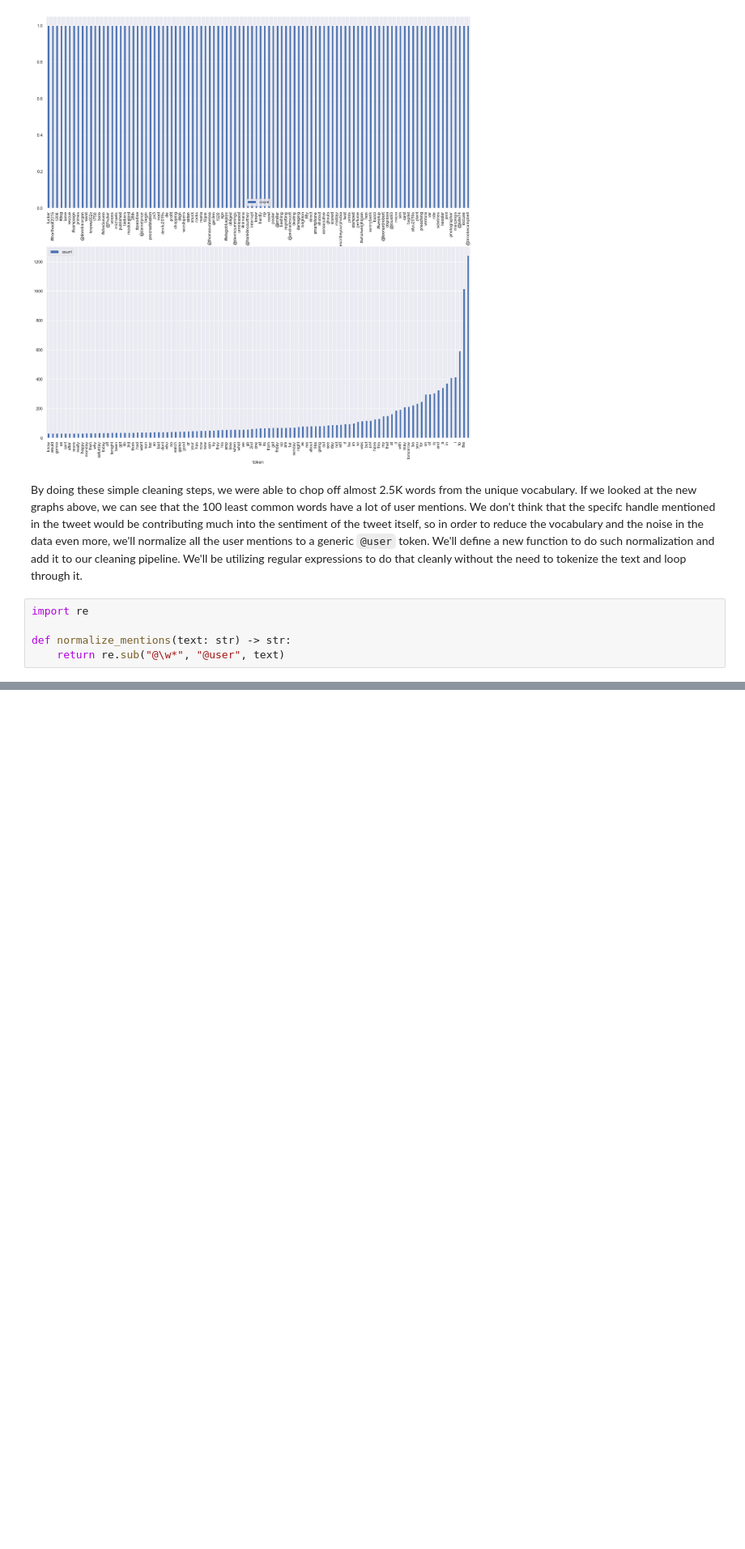
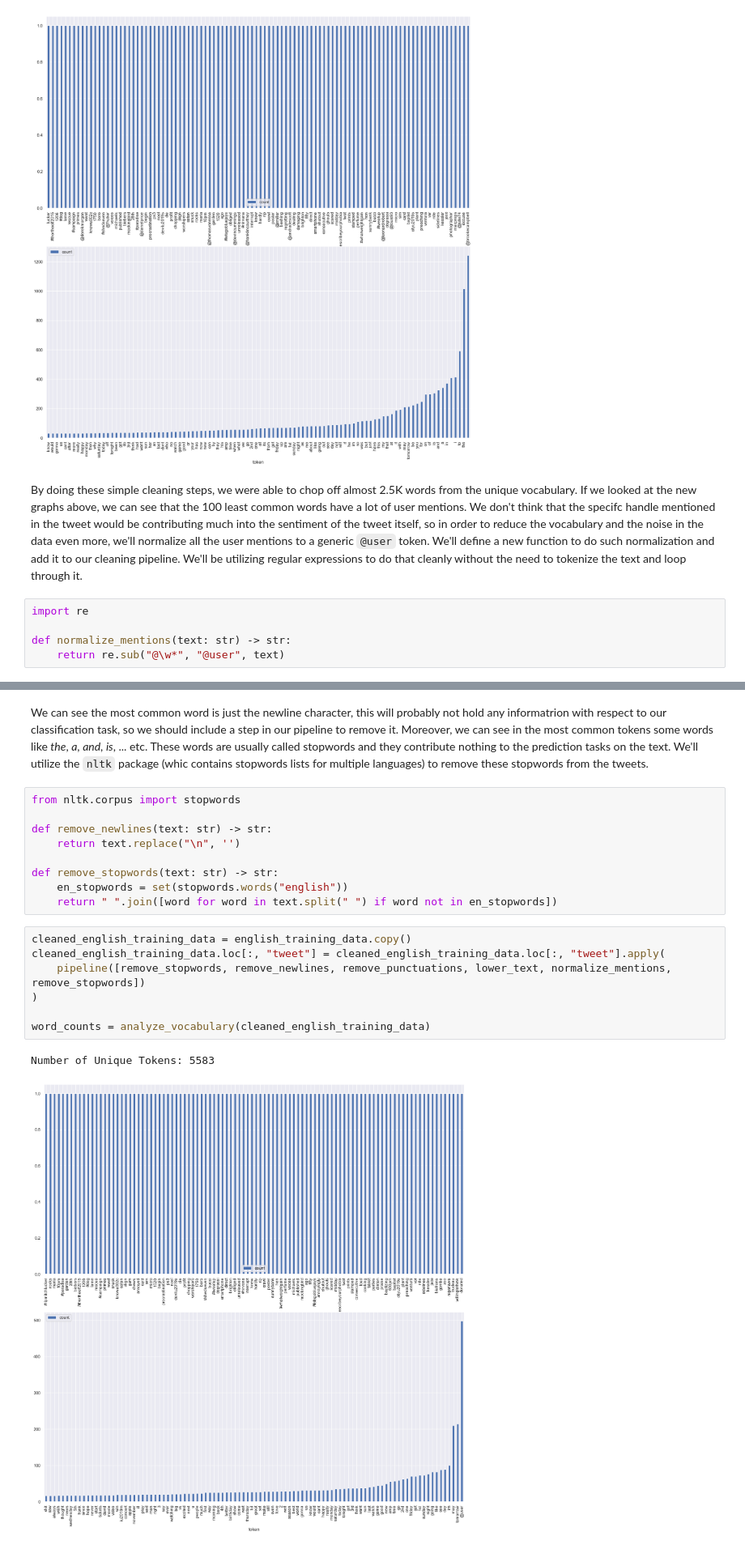
Before and after one commit to Mostafa-Samir/AI-Academy-NLP-Dec-2022, a Jupyter notebook: Day-1-lab.ipynb, the cells around one changed output, grey strips where cells are left out. Shown at 81% size. Saved outputs shown, nothing was run; the diff lists cells and outputs as text; blank space fills up the shorter version.

```diff
--- a/Day-1-lab.ipynb
+++ b/Day-1-lab.ipynb
@@ -198,0 +212,21 @@ Number of Unique Tokens: 5714
+# %% [markdown]
+We can see the most common word is just the newline character, this will probably not hold any informatrion with respect to our classification task, so we should include a step in our pipeline to remove it. Moreover, we can see in the most common tokens some words like _the_, _a_, _and_, _is_, ... etc. These words are usually called stopwords and they contribute nothing to the prediction tasks on the text. We'll utilize the `nltk` package (whic contains stopwords lists for multiple languages) to remove these stopwords from the tweets.
+# %%
+from nltk.corpus import stopwords
+
+def remove_newlines(text: str) -> str:
+    return text.replace("\n", '')
+
+def remove_stopwords(text: str) -> str:
+    en_stopwords = set(stopwords.words("english"))
+    return " ".join([word for word in text.split(" ") if word not in en_stopwords])
+# %%
+cleaned_english_training_data = english_training_data.copy()
+cleaned_english_training_data.loc[:, "tweet"] = cleaned_english_training_data.loc[:, "tweet"].apply(
+    pipeline([remove_stopwords, remove_newlines, remove_punctuations, lower_text, normalize_mentions, remove_stopwords])
+)
+
+word_counts = analyze_vocabulary(cleaned_english_training_data)
+# %% [output]
+Number of Unique Tokens: 5583
+[figure, added]
```
Also changed, not shown: parts of 8 cells of this notebook.
